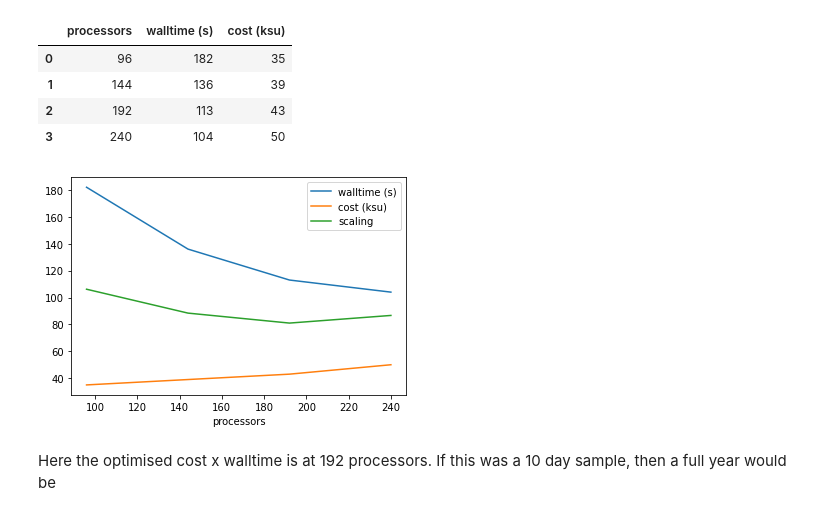
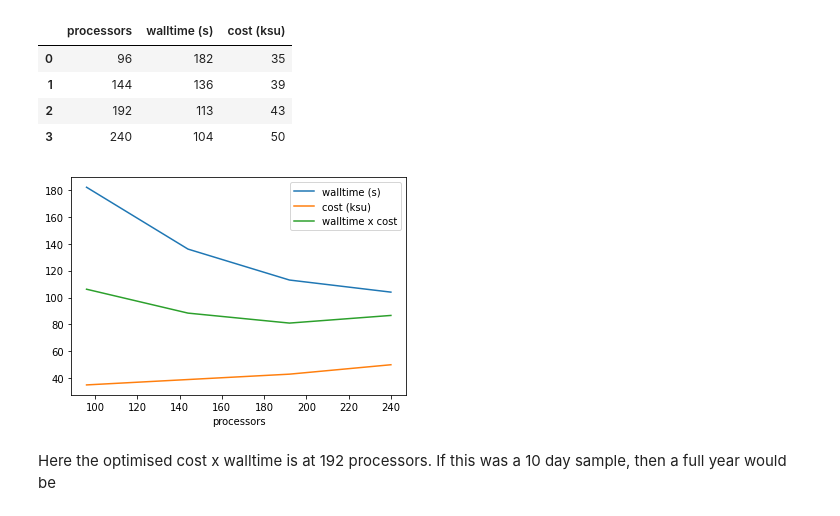
Before and after one commit to coecms-training/parallel, a Jupyter notebook: concepts-intro.ipynb, the cells around one changed output. Cells and saved outputs as stored; diff of their text form; code cells hidden in the pictures.

```diff
--- a/concepts-intro.ipynb
+++ b/concepts-intro.ipynb
@@ -99,14 +99,14 @@ data
 | 2 | 192 | 113 | 43 |
 | 3 | 240 | 104 | 50 |
 # %%
-data['scaling'] = data['walltime (s)'] * data['cost (ksu)'] / 60 # Scaled to fit on the plot
+data['walltime x cost'] = data['walltime (s)'] * data['cost (ksu)'] / 60 # Scaled to fit on the plot
 
 ax = plt.axes()
 data.plot('processors', 'walltime (s)', ax=ax)
 data.plot('processors', 'cost (ksu)', ax=ax)
-data.plot('processors', 'scaling', ax=ax);
+data.plot('processors', 'walltime x cost', ax=ax);
 # %% [output]
-[figure, old version]
+[figure, new version]
 # %% [markdown]
 Here the optimised cost x walltime is at 192 processors. If this was a 10 day sample, then a full year would be
 # %%
```
